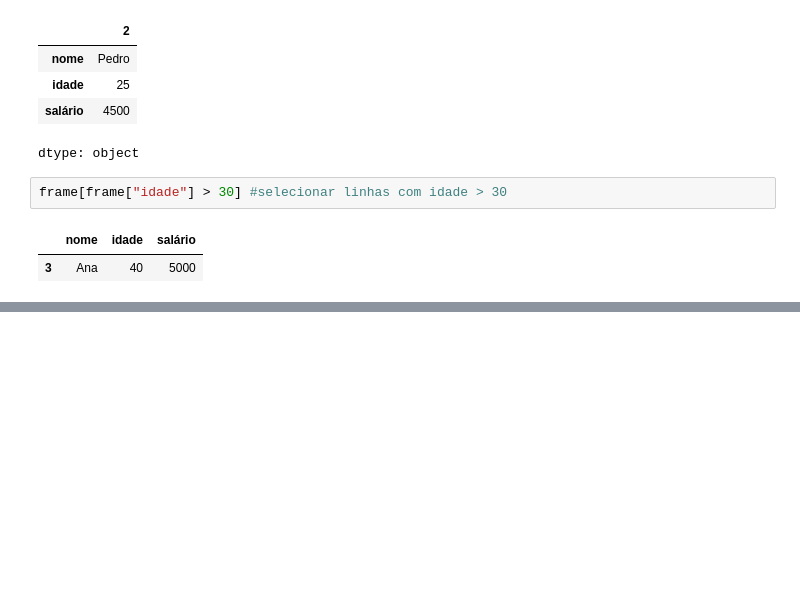
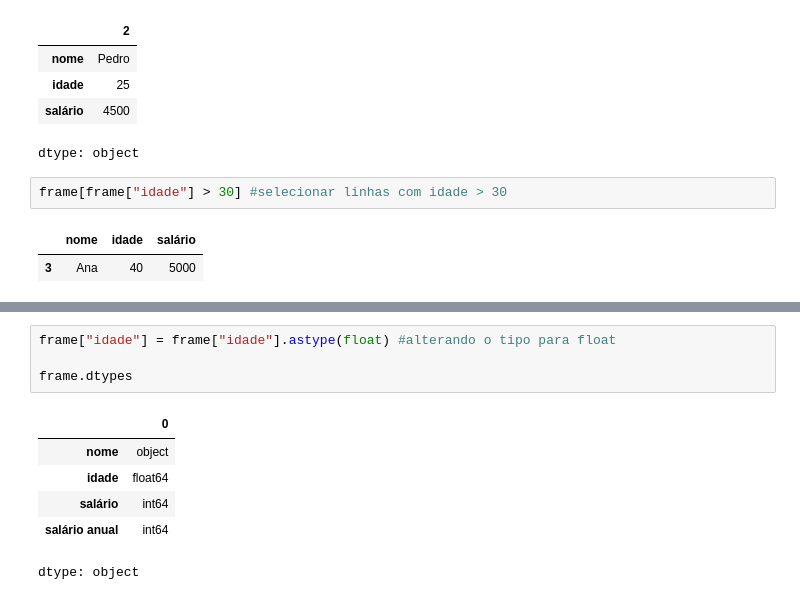
Before and after one commit to LaraDondossola/Estatistica_aplicada, a Jupyter notebook: lista002.ipynb, the cells around one changed output, grey strips where cells are left out. Cells and saved outputs as stored; diff of their text form; blank space fills up the shorter version.

```diff
--- a/lista002.ipynb
+++ b/lista002.ipynb
@@ -95,0 +147,11 @@ frame
+# %%
+frame["idade"] = frame["idade"].astype(float) #alterando o tipo para float
+
+frame.dtypes
+# %% [output]
+|  | 0 |
+| nome | object |
+| idade | float64 |
+| salário | int64 |
+| salário anual | int64 |
+dtype: object
```
Also changed, not shown: parts of 5 cells of this notebook.
